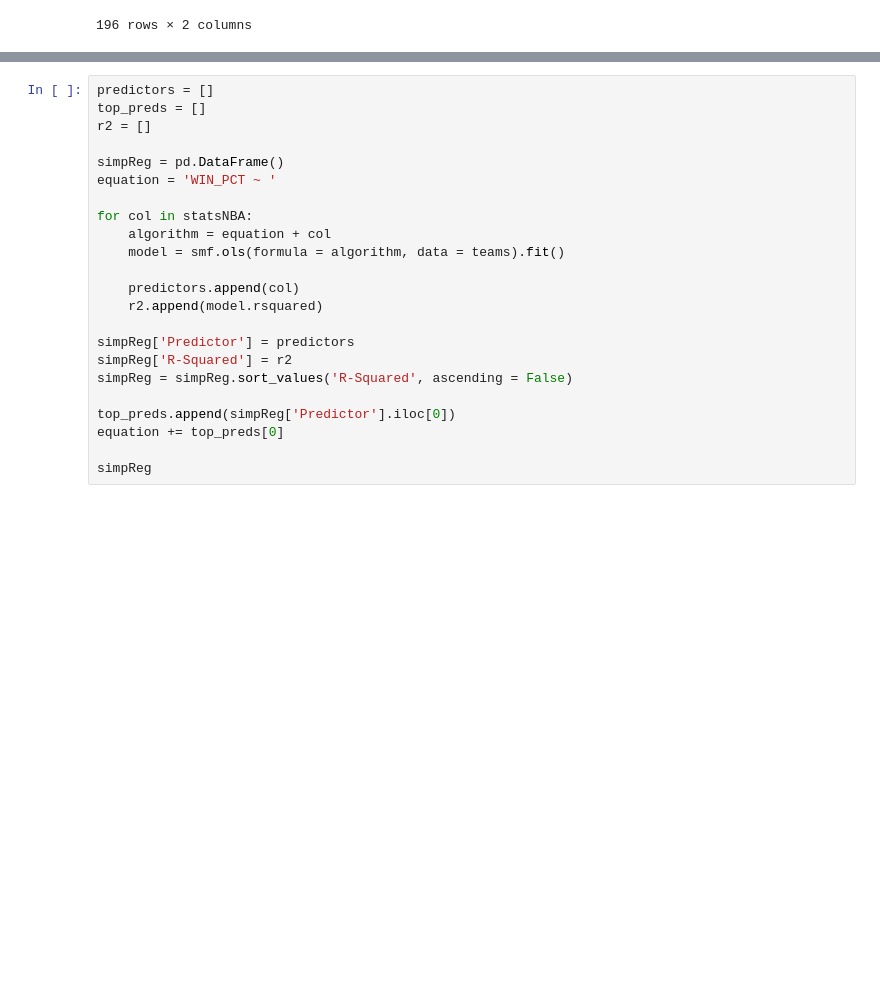
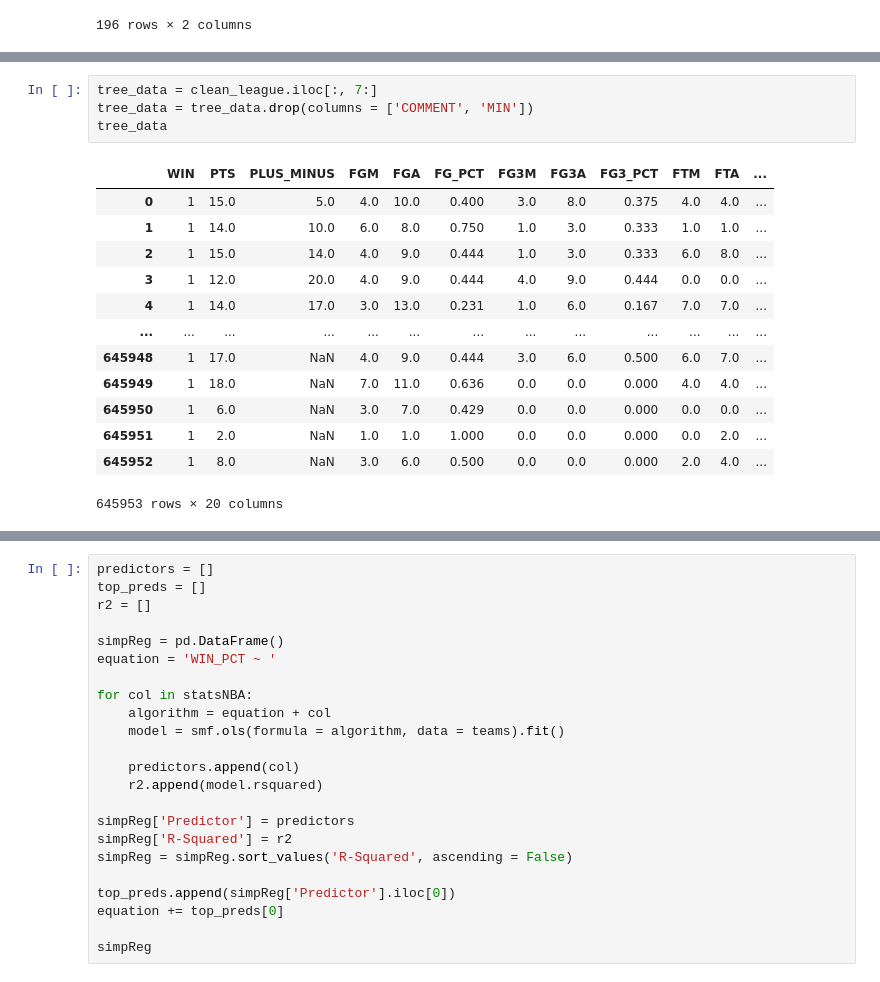
Before and after one commit to Minh-Thien-Bui/Datamine-Project, a Jupyter notebook: Basketball.ipynb, the cells around one changed output, grey strips where cells are left out. Saved outputs shown, nothing was run; the diff lists cells and outputs as text; blank space fills up the shorter version.

Commit message:
Decision Tree Information Gain

```diff
--- a/Basketball.ipynb
+++ b/Basketball.ipynb
@@ -716,0 +771,18 @@ sport_association.sort_values(by = 'support', ascending = False)
+# %%
+tree_data = clean_league.iloc[:, 7:]
+tree_data = tree_data.drop(columns = ['COMMENT', 'MIN'])
+tree_data
+# %% [output]
+|  | WIN | PTS | PLUS_MINUS | FGM | FGA | FG_PCT | FG3M | FG3A | FG3_PCT | FTM | FTA | ... |
+| 0 | 1 | 15.0 | 5.0 | 4.0 | 10.0 | 0.400 | 3.0 | 8.0 | 0.375 | 4.0 | 4.0 | ... |
+| 1 | 1 | 14.0 | 10.0 | 6.0 | 8.0 | 0.750 | 1.0 | 3.0 | 0.333 | 1.0 | 1.0 | ... |
+| 2 | 1 | 15.0 | 14.0 | 4.0 | 9.0 | 0.444 | 1.0 | 3.0 | 0.333 | 6.0 | 8.0 | ... |
+| 3 | 1 | 12.0 | 20.0 | 4.0 | 9.0 | 0.444 | 4.0 | 9.0 | 0.444 | 0.0 | 0.0 | ... |
+| 4 | 1 | 14.0 | 17.0 | 3.0 | 13.0 | 0.231 | 1.0 | 6.0 | 0.167 | 7.0 | 7.0 | ... |
+| ... | ... | ... | ... | ... | ... | ... | ... | ... | ... | ... | ... | ... |
+| 645948 | 1 | 17.0 | NaN | 4.0 | 9.0 | 0.444 | 3.0 | 6.0 | 0.500 | 6.0 | 7.0 | ... |
+| 645949 | 1 | 18.0 | NaN | 7.0 | 11.0 | 0.636 | 0.0 | 0.0 | 0.000 | 4.0 | 4.0 | ... |
+| 645950 | 1 | 6.0 | NaN | 3.0 | 7.0 | 0.429 | 0.0 | 0.0 | 0.000 | 0.0 | 0.0 | ... |
+| 645951 | 1 | 2.0 | NaN | 1.0 | 1.0 | 1.000 | 0.0 | 0.0 | 0.000 | 0.0 | 2.0 | ... |
+| 645952 | 1 | 8.0 | NaN | 3.0 | 6.0 | 0.500 | 0.0 | 0.0 | 0.000 | 2.0 | 4.0 | ... |
+645953 rows × 20 columns
```
Also changed, not shown: parts of 14 cells of this notebook.
